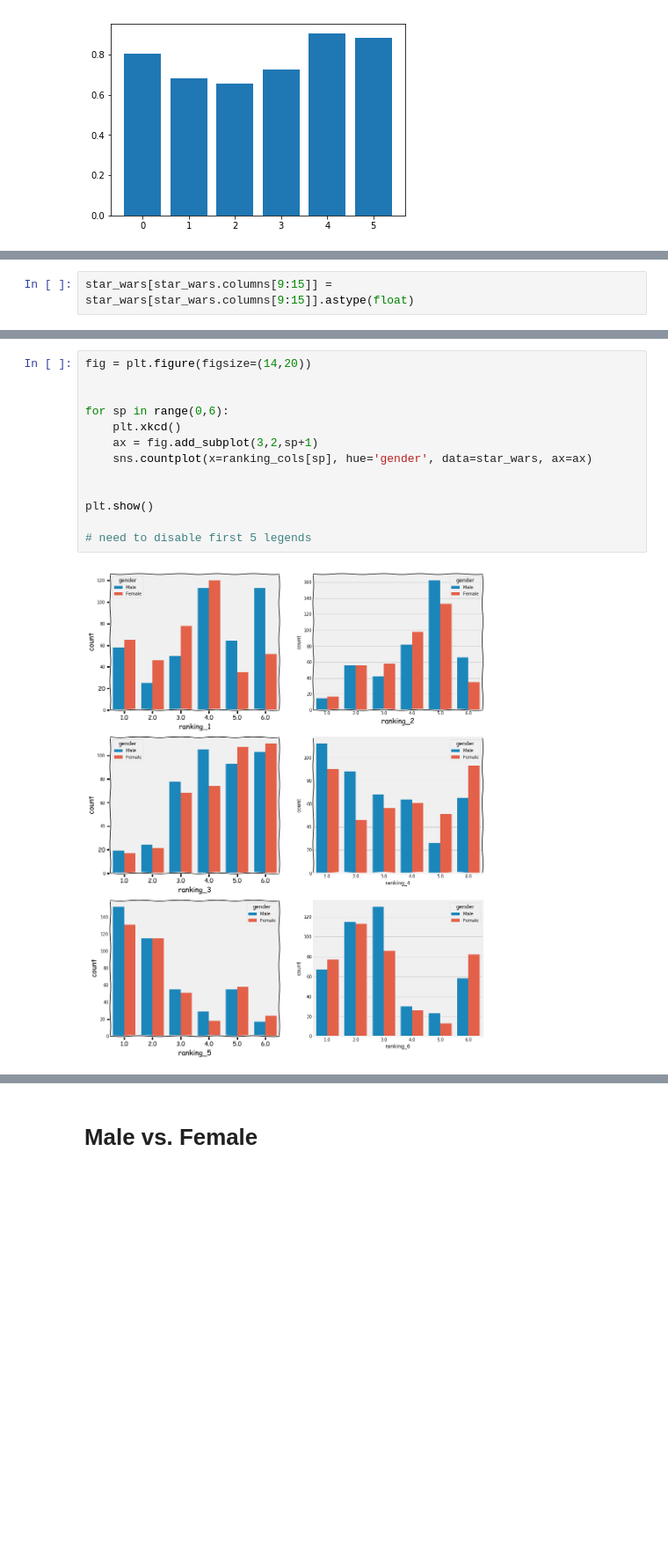
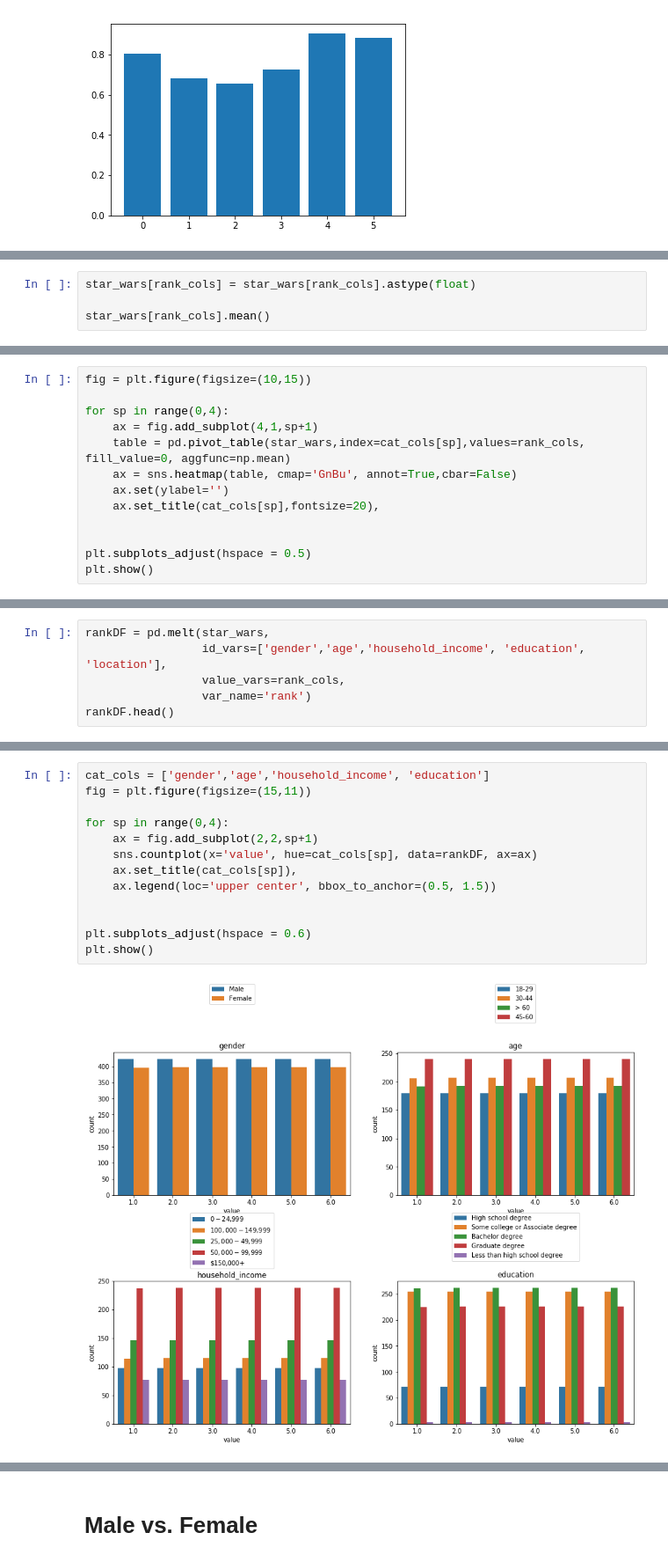
Before and after one commit to tainangao/Star-Wars-Survey, a Jupyter notebook: Star Wars Survey.ipynb, the cells around one changed output, grey strips where cells are left out. Shown: that part at 88% size. Cells and saved outputs as stored; diff of their text form; blank space fills up the shorter version.

```diff
--- a/Star Wars Survey.ipynb
+++ b/Star Wars Survey.ipynb
@@ -193,2 +233,0 @@ plt.show()
-# %%
-star_wars[star_wars.columns[9:15]] = star_wars[star_wars.columns[9:15]].astype(float)
@@ -214,0 +242,4 @@ plt.bar(range(6), star_wars[star_wars.columns[9:15]].mean())
+# %%
+star_wars[rank_cols] = star_wars[rank_cols].astype(float)
+
+star_wars[rank_cols].mean()
@@ -214,0 +259,13 @@ plt.bar(range(6), star_wars[star_wars.columns[9:15]].mean())
+# %%
+fig = plt.figure(figsize=(10,15))
+
+for sp in range(0,4):
+    ax = fig.add_subplot(4,1,sp+1)
+    table = pd.pivot_table(star_wars,index=cat_cols[sp],values=rank_cols, fill_value=0, aggfunc=np.mean)
+    ax = sns.heatmap(table, cmap='GnBu', annot=True,cbar=False)
+    ax.set(ylabel='')
+    ax.set_title(cat_cols[sp],fontsize=20),
+
+
+plt.subplots_adjust(hspace = 0.5)
+plt.show()
@@ -214,0 +274,6 @@ plt.bar(range(6), star_wars[star_wars.columns[9:15]].mean())
+# %%
+rankDF = pd.melt(star_wars,
+                 id_vars=['gender','age','household_income', 'education', 'location'],
+                 value_vars=rank_cols,
+                 var_name='rank')
+rankDF.head()
@@ -215,15 +287,15 @@ plt.bar(range(6), star_wars[star_wars.columns[9:15]].mean())
 # %%
-fig = plt.figure(figsize=(14,20))
+cat_cols = ['gender','age','household_income', 'education']
+fig = plt.figure(figsize=(15,11))
+
+for sp in range(0,4):
+    ax = fig.add_subplot(2,2,sp+1)
+    sns.countplot(x='value', hue=cat_cols[sp], data=rankDF, ax=ax)
+    ax.set_title(cat_cols[sp]),
+    ax.legend(loc='upper center', bbox_to_anchor=(0.5, 1.5))
 
 
-for sp in range(0,6):
-    plt.xkcd()
-    ax = fig.add_subplot(3,2,sp+1)
-    sns.countplot(x=ranking_cols[sp], hue='gender', data=star_wars, ax=ax)
-
-
+plt.subplots_adjust(hspace = 0.6)
 plt.show()
-
-# need to disable first 5 legends
 # %% [output]
-[figure, old version]
+[figure, new version]
```
Also changed, not shown: parts of 23 cells of this notebook.
